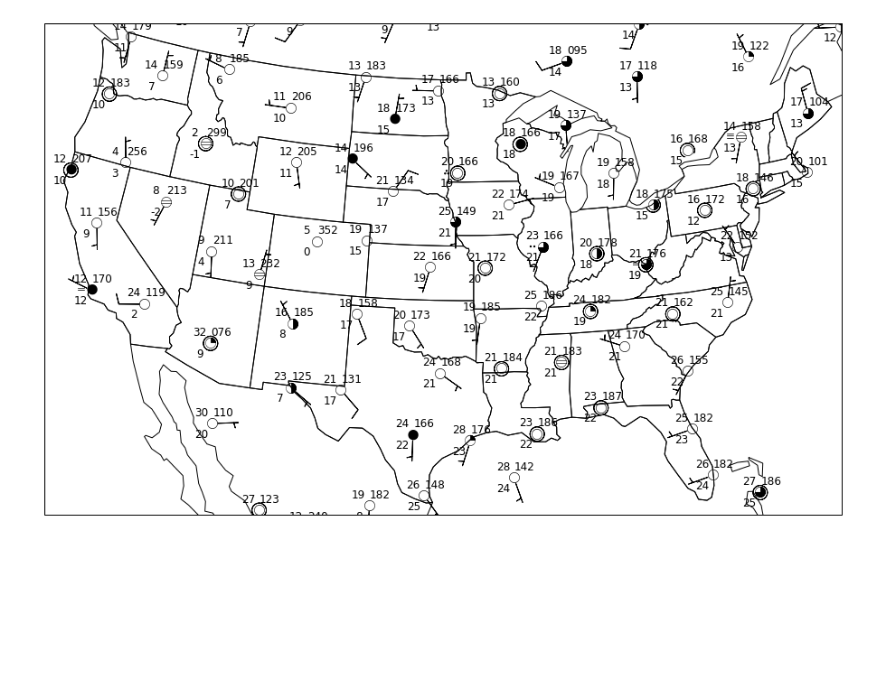
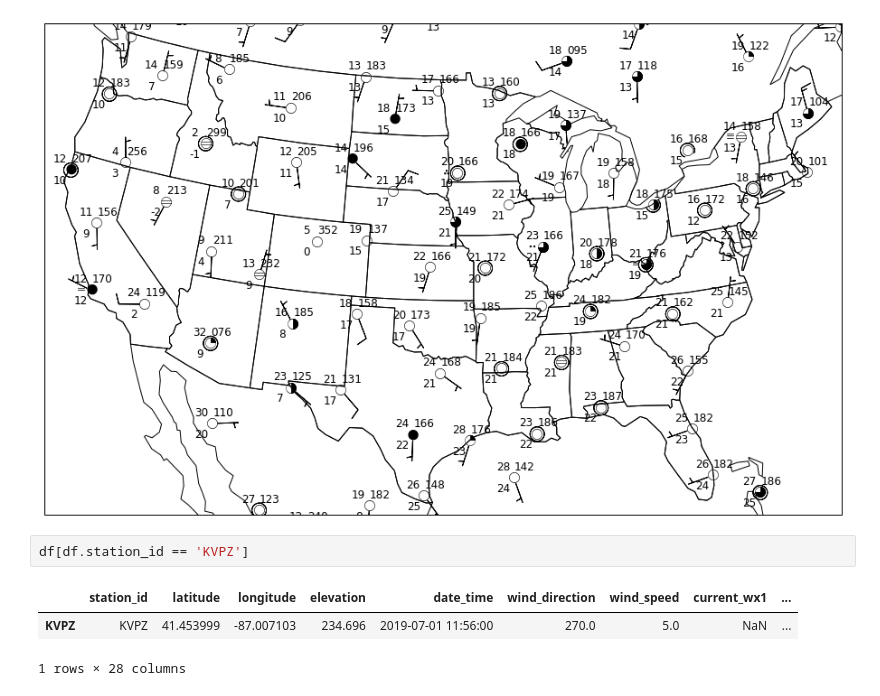
Before and after one commit to mgrover1/MetPy, a Jupyter notebook: examples/plots/Station_Plot_Example.ipynb, the cells around one changed output. Drawn from its saved outputs; the diff is of its cells as text; blank space fills up the shorter version.

```diff
--- a/examples/plots/Station_Plot_Example.ipynb
+++ b/examples/plots/Station_Plot_Example.ipynb
@@ -100,3 +100,9 @@ simple_layout.plot(stationplot, df)
 plt.savefig('test.png', dpi=400)
 # %% [output]
 [figure]
+# %%
+df[df.station_id == 'KVPZ']
+# %% [output]
+|  | station_id | latitude | longitude | elevation | date_time | wind_direction | wind_speed | current_wx1 | ... |
+| KVPZ | KVPZ | 41.453999 | -87.007103 | 234.696 | 2019-07-01 11:56:00 | 270.0 | 5.0 | NaN | ... |
+1 rows × 28 columns
```
